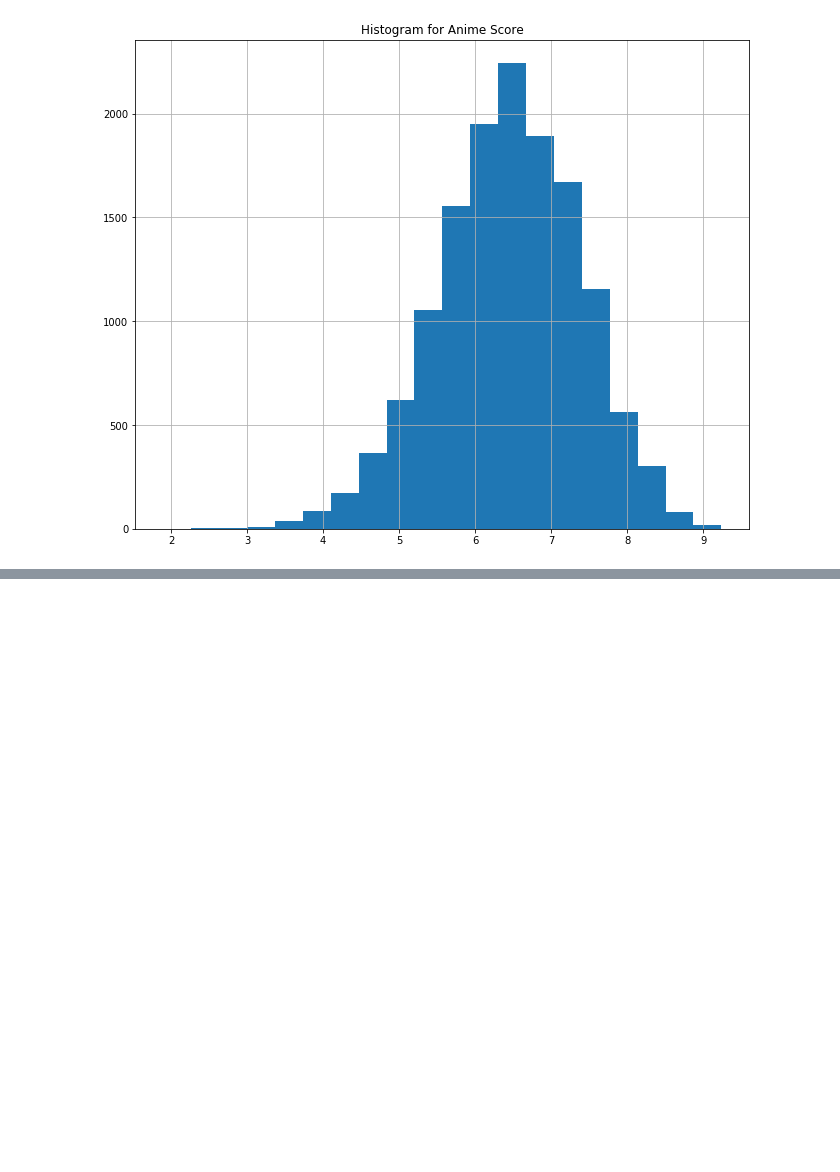
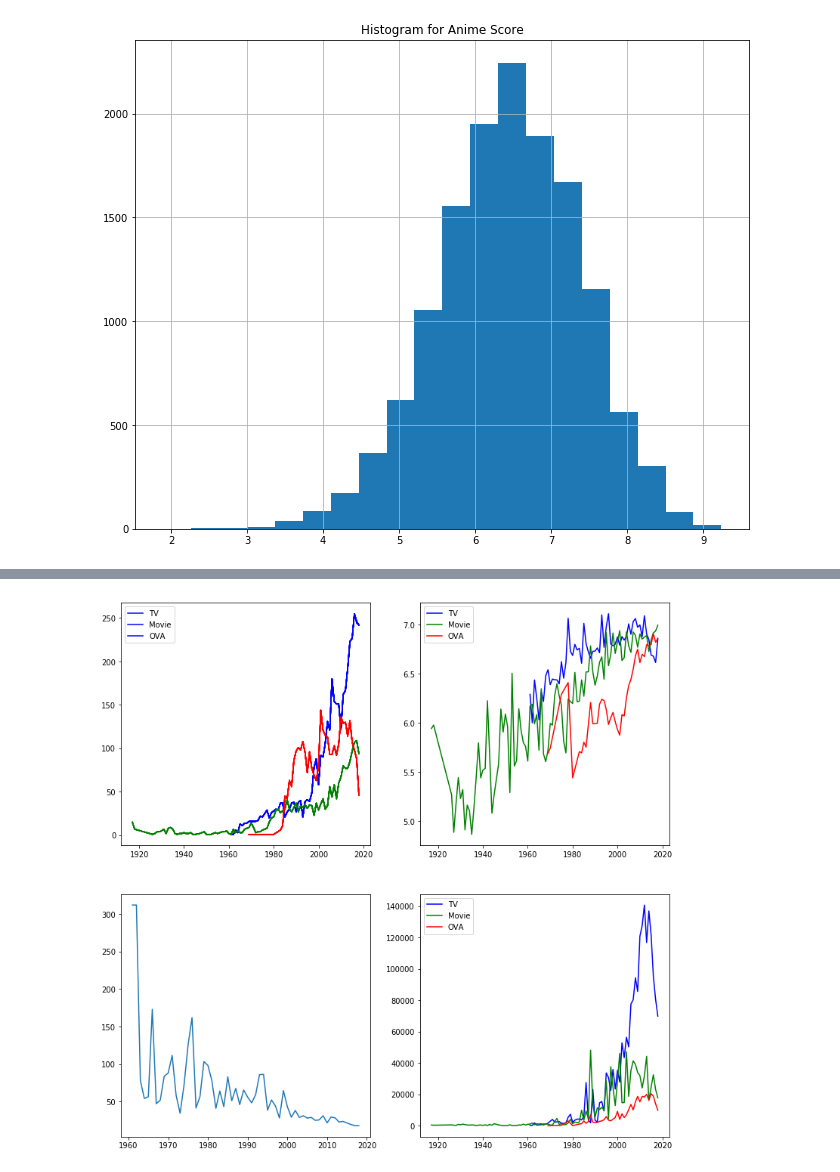
Before and after one commit to gznyyb/web-scraping-project, a Jupyter notebook: web_scraping_anime_list.ipynb, the cells around one changed output, grey strips where cells are left out. Drawn from its saved outputs; the diff is of its cells as text; code cells hidden in the pictures; blank space fills up the shorter version.

```diff
--- a/web_scraping_anime_list.ipynb
+++ b/web_scraping_anime_list.ipynb
@@ -122,0 +85,38 @@ plt.show()
+# %%
+year_TV_count = anime_dataset[anime_dataset.anime_type=='TV'].groupby(anime_dataset.year_start).count().drop([2019, 2020])
+year_Movie_count = anime_dataset[anime_dataset.anime_type=='Movie'].groupby(anime_dataset.year_start).count().drop([2019, 2020])
+year_OVA_count = anime_dataset[anime_dataset.anime_type=='OVA'].groupby(anime_dataset.year_start).count().drop([2019])
+
+year_TV_score_mean = anime_dataset[anime_dataset.anime_type=='TV'].groupby(anime_dataset.year_start).score.mean().drop([2019, 2020])
+year_Movie_score_mean = anime_dataset[anime_dataset.anime_type=='Movie'].groupby(anime_dataset.year_start).score.mean().drop([2019, 2020])
+year_OVA_score_mean = anime_dataset[anime_dataset.anime_type=='OVA'].groupby(anime_dataset.year_start).score.mean().drop([2019])
+
+year_TV_ep_mean = anime_dataset[anime_dataset.anime_type=='TV'].groupby(anime_dataset.year_start).num_episodes.mean().drop([2019, 2020])
+
+year_TV_pop_mean = anime_dataset[anime_dataset.anime_type=='TV'].groupby(anime_dataset.year_start).popularity.mean().drop([2019, 2020])
+year_Movie_pop_mean = anime_dataset[anime_dataset.anime_type=='Movie'].groupby(anime_dataset.year_start).popularity.mean().drop([2019, 2020])
+year_OVA_pop_mean = anime_dataset[anime_dataset.anime_type=='OVA'].groupby(anime_dataset.year_start).popularity.mean().drop([2019])
+
+
+fig, ax = plt.subplots(2, 2, figsize=(13, 13))
+
+ax[0][0].plot(year_TV_count, color='blue')
+ax[0][0].plot(year_Movie_count, color='green')
+ax[0][0].plot(year_OVA_count, color='red')
+ax[0][0].legend(['TV', 'Movie', 'OVA'], loc='upper left')
+
+ax[0][1].plot(year_TV_score_mean, color='blue')
+ax[0][1].plot(year_Movie_score_mean, color='green')
+ax[0][1].plot(year_OVA_score_mean, color='red')
+ax[0][1].legend(['TV', 'Movie', 'OVA'], loc='upper left')
+
+ax[1][0].plot(year_TV_ep_mean)
+
+ax[1][1].plot(year_TV_pop_mean, color='blue')
+ax[1][1].plot(year_Movie_pop_mean, color='green')
+ax[1][1].plot(year_OVA_pop_mean, color='red')
+ax[1][1].legend(['TV', 'Movie', 'OVA'], loc='upper left')
+
+plt.show()
+# %% [output]
+[figure, added]
```
Also changed, not shown: parts of 16 cells of this notebook, 1 other file.
